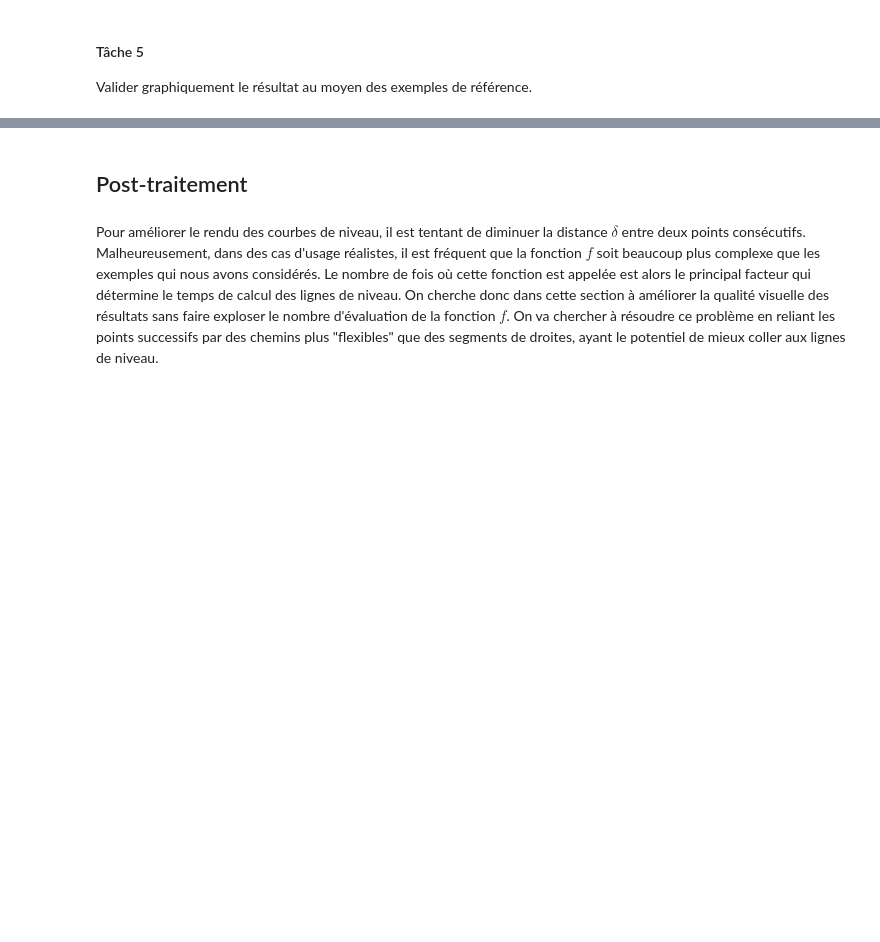
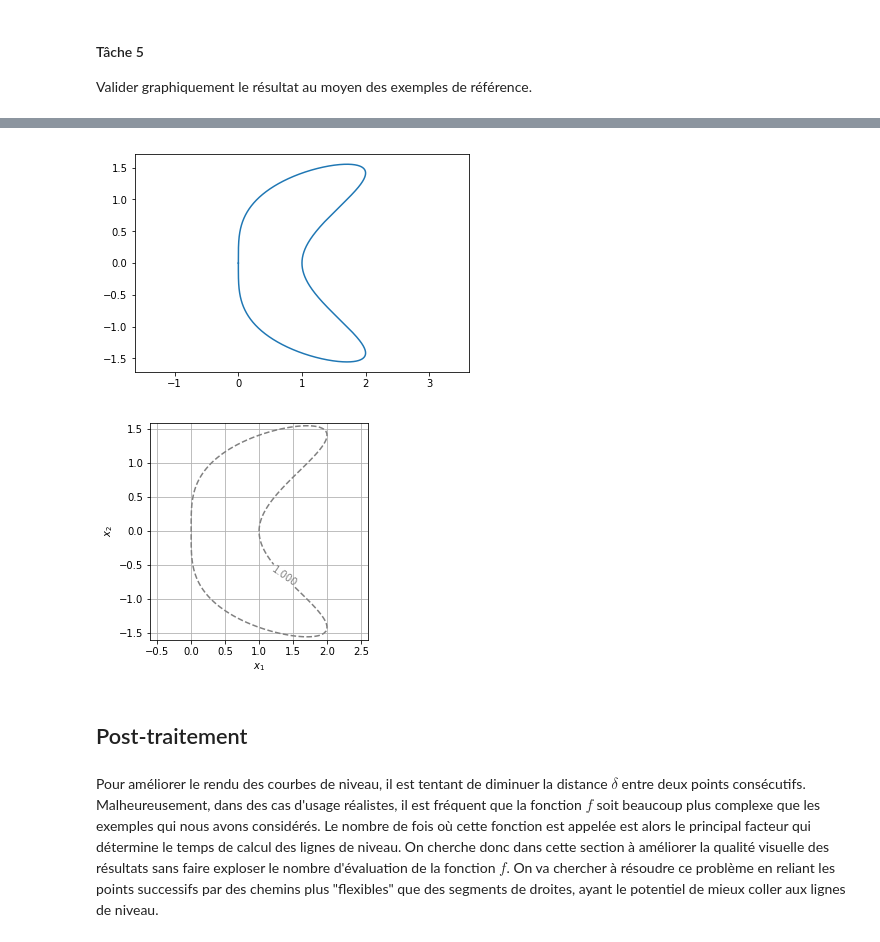
Before and after one commit to RobinWillocquet/projet-maths-octobre, a Jupyter notebook: Courbes de niveau.ipynb, the cells around one changed output, grey strips where cells are left out. Cells and saved outputs as stored; diff of their text form; code cells hidden in the pictures; blank space fills up the shorter version.

```diff
--- a/Courbes de niveau.ipynb
+++ b/Courbes de niveau.ipynb
@@ -367,3 +406,18 @@ Valider graphiquement le résultat au moyen des exemples de référence.
+# %%
+start = Newton(f2_egalitaire,1.5,-1.5)
+X = level_curve(f2_modif,start[0],start[1],0.0015,7000,0.1)
+plt.plot(X[0],X[1])
+plt.axis("equal")
+display_contour(
+    f2,
+    x=np.linspace(-0.6, 2.6, 100),
+    y=np.linspace(-1.6, 1.6, 100),
+    levels= [1.0]
+)
+plt.show()
+# %% [output]
+[figure, added]
+[figure, added]
 # %% [markdown]
 ## Post-traitement
 # %% [markdown]
```
Also changed, not shown: parts of 7 cells of this notebook, 1 other file.
